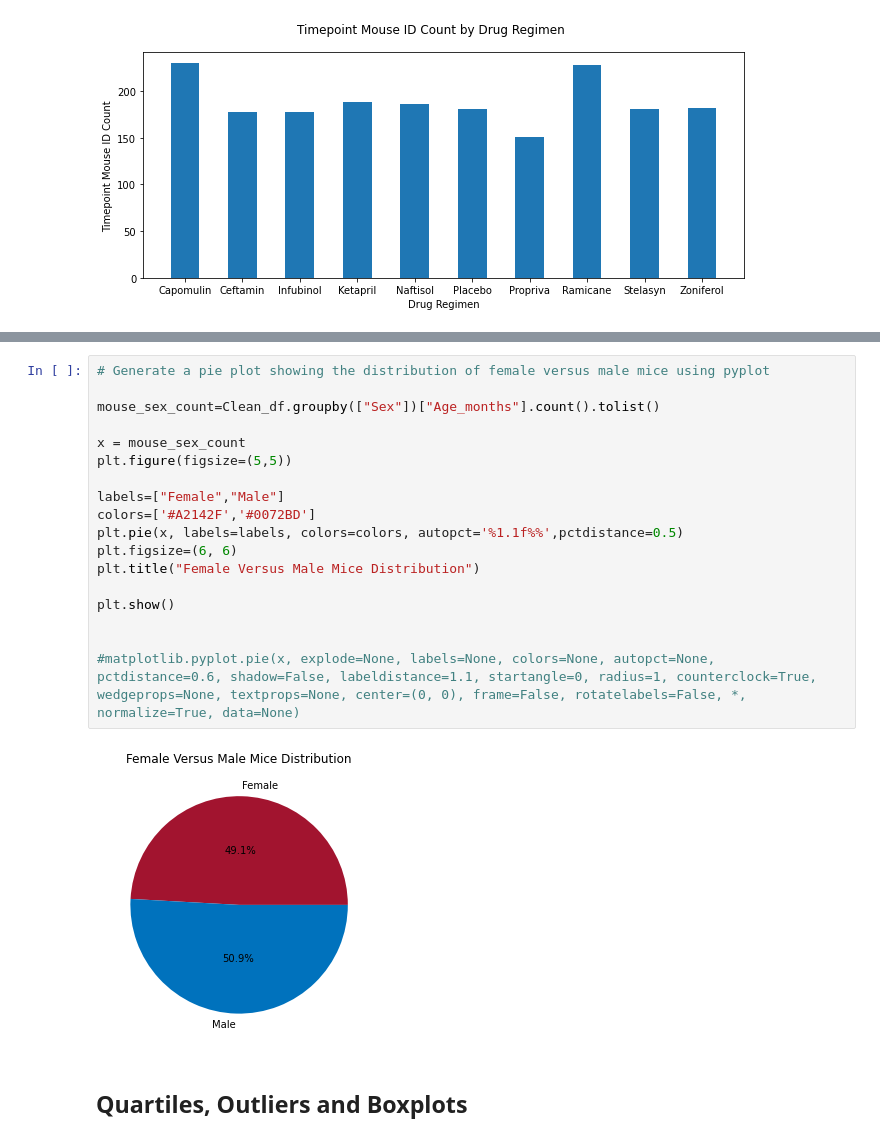
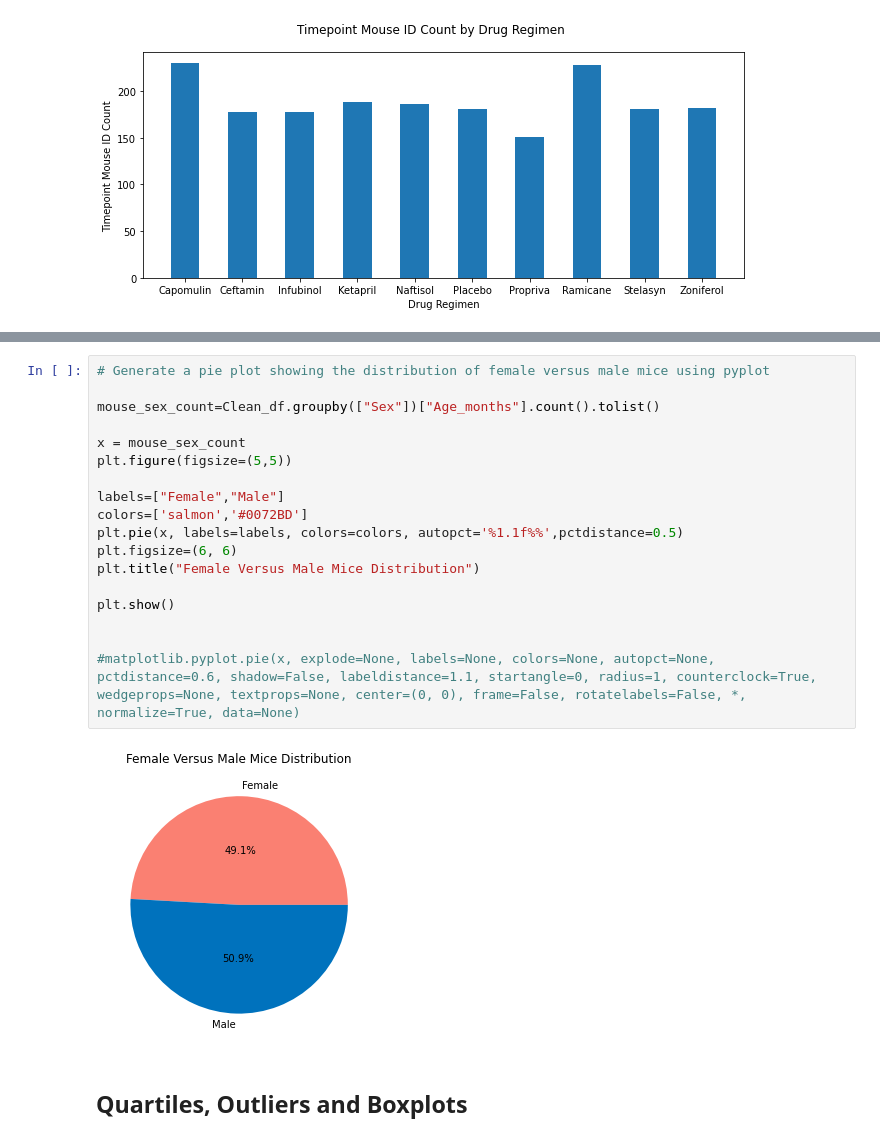
Before and after one commit to DCornea5/Matplotlib-The-Power-Of-Plots, a Jupyter notebook: Pymaceuticals/pymaceuticals_starter.ipynb, the cells around one changed output, grey strips where cells are left out. Drawn from its saved outputs; the diff is of its cells as text.

```diff
--- a/Pymaceuticals/pymaceuticals_starter.ipynb
+++ b/Pymaceuticals/pymaceuticals_starter.ipynb
@@ -219,23 +220,23 @@ pie_df.groupby(["Sex"]).count().plot(kind="pie",y="Mouse ID", colors=['#A2142F',
 # %%
 # Generate a pie plot showing the distribution of female versus male mice using pyplot
 
 mouse_sex_count=Clean_df.groupby(["Sex"])["Age_months"].count().tolist()
 
 x = mouse_sex_count
 plt.figure(figsize=(5,5))
 
 labels=["Female","Male"]
-colors=['#A2142F','#0072BD']
+colors=['salmon','#0072BD']
 plt.pie(x, labels=labels, colors=colors, autopct='%1.1f%%',pctdistance=0.5)
 plt.figsize=(6, 6)
 plt.title("Female Versus Male Mice Distribution")
 
 plt.show()
 
 
 #matplotlib.pyplot.pie(x, explode=None, labels=None, colors=None, autopct=None, pctdistance=0.6, shadow=False, labeldistance=1.1, startangle=0, radius=1, counterclock=True, wedgeprops=None, textprops=None, center=(0, 0), frame=False, rotatelabels=False, *, normalize=True, data=None)
 # %% [output]
-[figure, old version]
+[figure, new version]
 # %% [markdown]
 ## Quartiles, Outliers and Boxplots
 # %%
```
Also changed, not shown: parts of 17 cells of this notebook, 1 other file.
